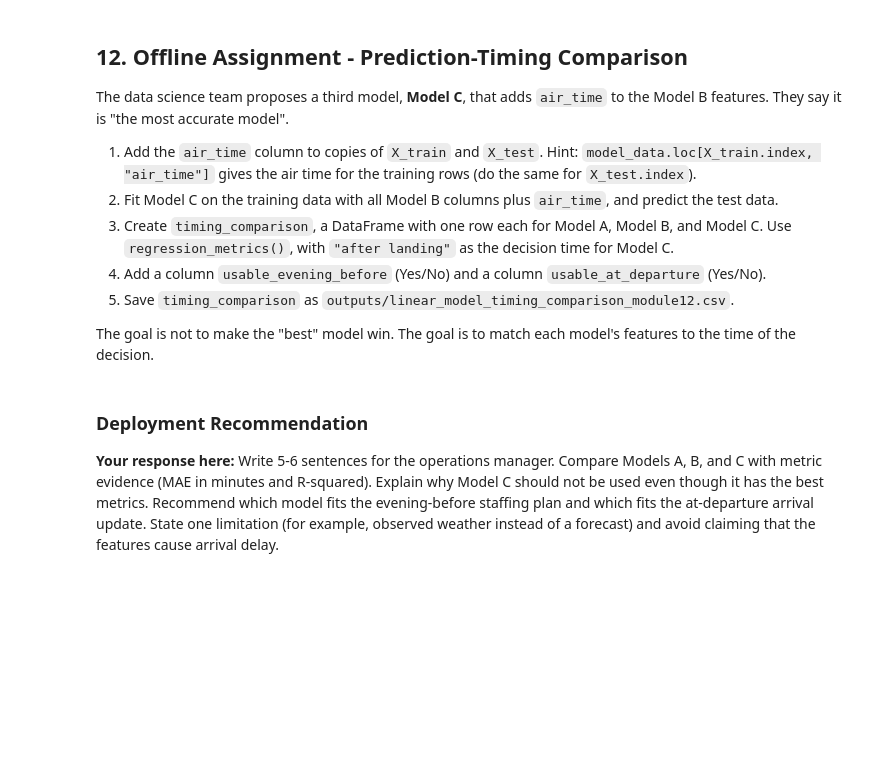
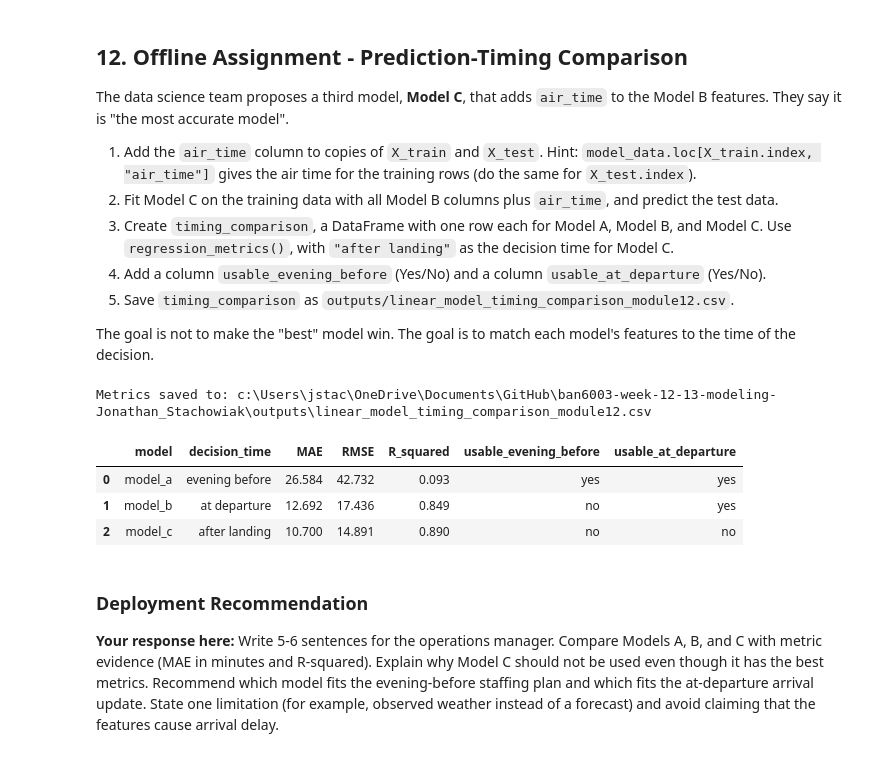
Before and after one commit to JonathanStachowiak/ban6003-week-12-13-modeling-Jonathan_Stachowiak, a Jupyter notebook: notebooks/module12_linear_regression_guided_lab.ipynb, the cells around one changed output. Cells and saved outputs as stored; diff of their text form; code cells hidden in the pictures; blank space fills up the shorter version.

Commit message:
Completed Module 12 Lab

```diff
--- a/notebooks/module12_linear_regression_guided_lab.ipynb
+++ b/notebooks/module12_linear_regression_guided_lab.ipynb
@@ -560,12 +691,42 @@ The goal is not to make the "best" model win. The goal is to match each model's
 # %%
 # Offline Assignment - your code here
 # Suggested sequence:
 # 1. X_train_c = X_train.copy(); X_train_c["air_time"] = model_data.loc[X_train.index, "air_time"]
 #    (do the same for X_test_c)
 # 2. landing_columns = departure_columns + ["air_time"]; fit model_c and create pred_c.
 # 3. timing_comparison = pd.DataFrame([regression_metrics(...), ...]) for Models A, B, and C.
 # 4. Add the usable_evening_before and usable_at_departure columns.
 # 5. Save timing_comparison with output_dir / "linear_model_timing_comparison_module12.csv".
+
+X_train_c = X_train.copy(); X_train_c["air_time"] = model_data.loc[X_train.index, "air_time"]
+
+X_test_c = X_test.copy(); X_test_c["air_time"] = model_data.loc[X_test.index, "air_time"]
+
+landing_columns = departure_columns + ["air_time"]
+
+model_c = LinearRegression()
+model_c.fit(X_train_c[landing_columns], y_train)
+pred_c = model_c.predict(X_test_c[landing_columns])
+
+timing_comparison = pd.DataFrame([
+    regression_metrics("model_a", "evening before", y_test, pred_a),
+    regression_metrics("model_b", "at departure", y_test, pred_b),
+    regression_metrics("model_c", "after landing", y_test, pred_c),
+])
+
+timing_comparison["usable_evening_before"] = ["yes", "no", "no"]
+timing_comparison["usable_at_departure"] = ["yes", "yes", "no"]
+
+training_comparison_path = output_dir / "linear_model_timing_comparison_module12.csv"
+timing_comparison.to_csv(training_comparison_path, index=False)
+print("Metrics saved to:", training_comparison_path)
+timing_comparison.round(3)
+# %% [output]
+Metrics saved to: c:\Users\jstac\OneDrive\Documents\GitHub\ban6003-week-12-13-modeling-Jonathan_Stachowiak\outputs\linear_model_timing_comparison_module12.csv
+|  | model | decision_time | MAE | RMSE | R_squared | usable_evening_before | usable_at_departure |
+| 0 | model_a | evening before | 26.584 | 42.732 | 0.093 | yes | yes |
+| 1 | model_b | at departure | 12.692 | 17.436 | 0.849 | no | yes |
+| 2 | model_c | after landing | 10.700 | 14.891 | 0.890 | no | no |
 # %% [markdown]
 ### Deployment Recommendation
 
```
Also changed, not shown: parts of 25 cells of this notebook, 5 other files.
